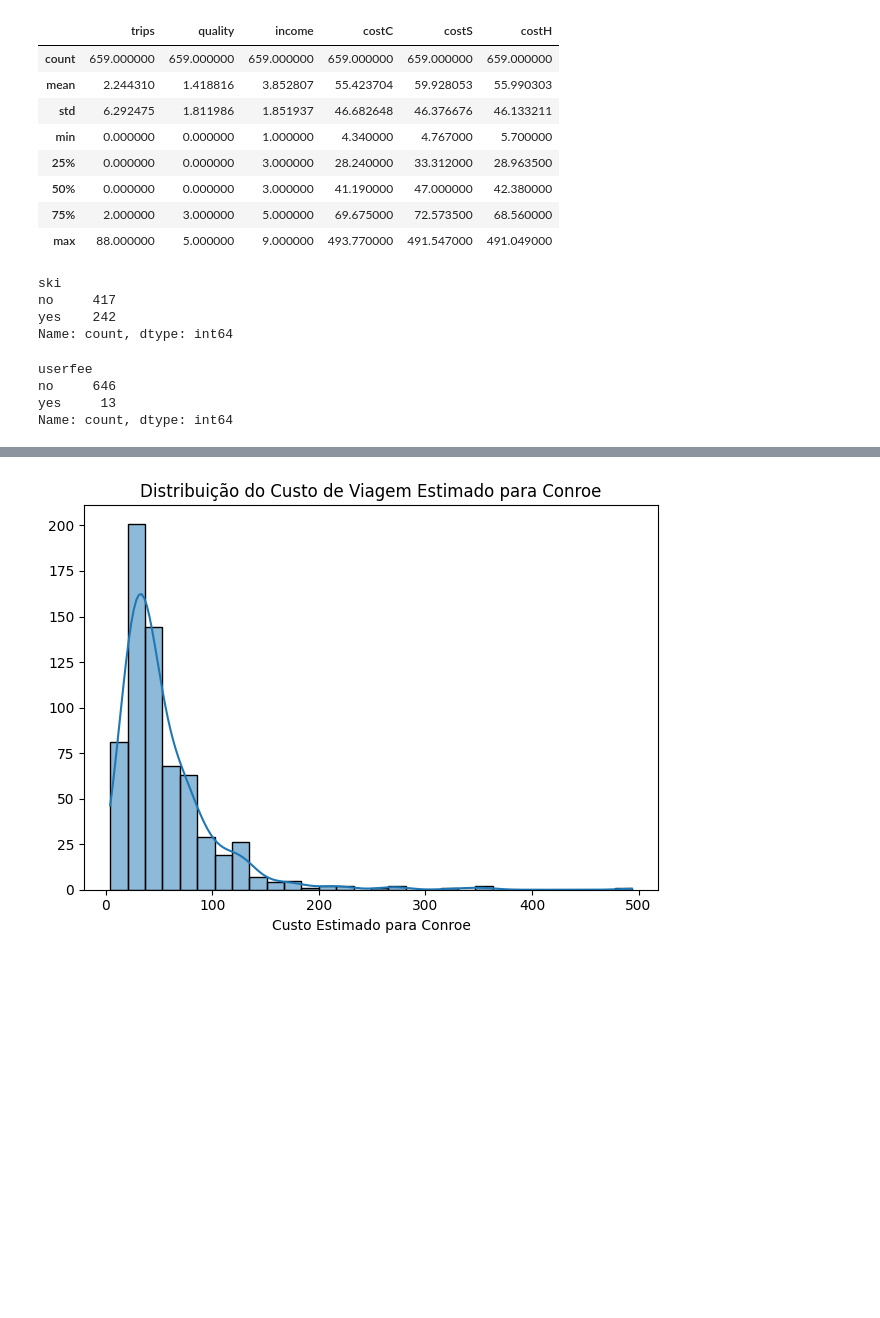
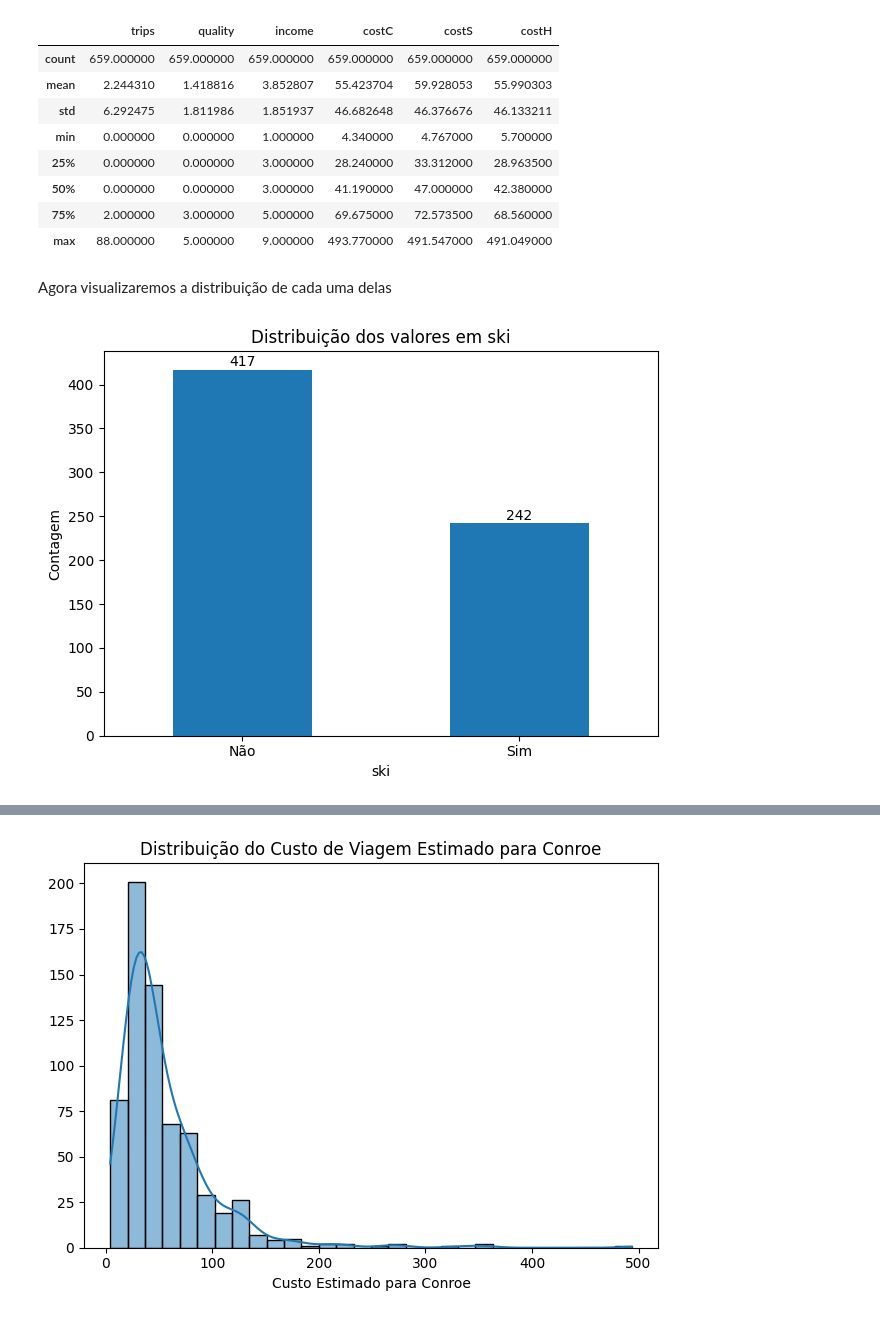
Before and after one commit to scrocha/modelagem-estatistica-A2, a Jupyter notebook: trabalho.ipynb, the cells around one changed output, grey strips where cells are left out. Saved outputs shown, nothing was run; the diff lists cells and outputs as text; code cells hidden in the pictures; blank space fills up the shorter version.

```diff
--- a/trabalho.ipynb
+++ b/trabalho.ipynb
@@ -86,17 +86,18 @@ data.describe()
 | 50% | 0.000000 | 0.000000 | 3.000000 | 41.190000 | 47.000000 | 42.380000 |
 | 75% | 2.000000 | 3.000000 | 5.000000 | 69.675000 | 72.573500 | 68.560000 |
 | max | 88.000000 | 5.000000 | 9.000000 | 493.770000 | 491.547000 | 491.049000 |
+# %% [markdown]
+Agora visualizaremos a distribuição de cada uma delas
 # %%
-data["ski"].value_counts()
+ax = data["ski"].value_counts().plot(kind="bar")
+
+for i, v in enumerate(data["ski"].value_counts()):
+    ax.text(i, v + 0.5, str(v), ha="center", va="bottom")
+
+plt.ylabel("Contagem")
+plt.title("Distribuição dos valores em ski")
+plt.xticks([0, 1], ["Não", "Sim"], rotation=0)
+plt.tight_layout()
+plt.show()
 # %% [output]
-ski
-no     417
-yes    242
-Name: count, dtype: int64
+[figure, added]
-# %%
-data["userfee"].value_counts()
-# %% [output]
-userfee
-no     646
-yes     13
-Name: count, dtype: int64
```
Also changed, not shown: parts of 27 cells of this notebook, 1 other file.
